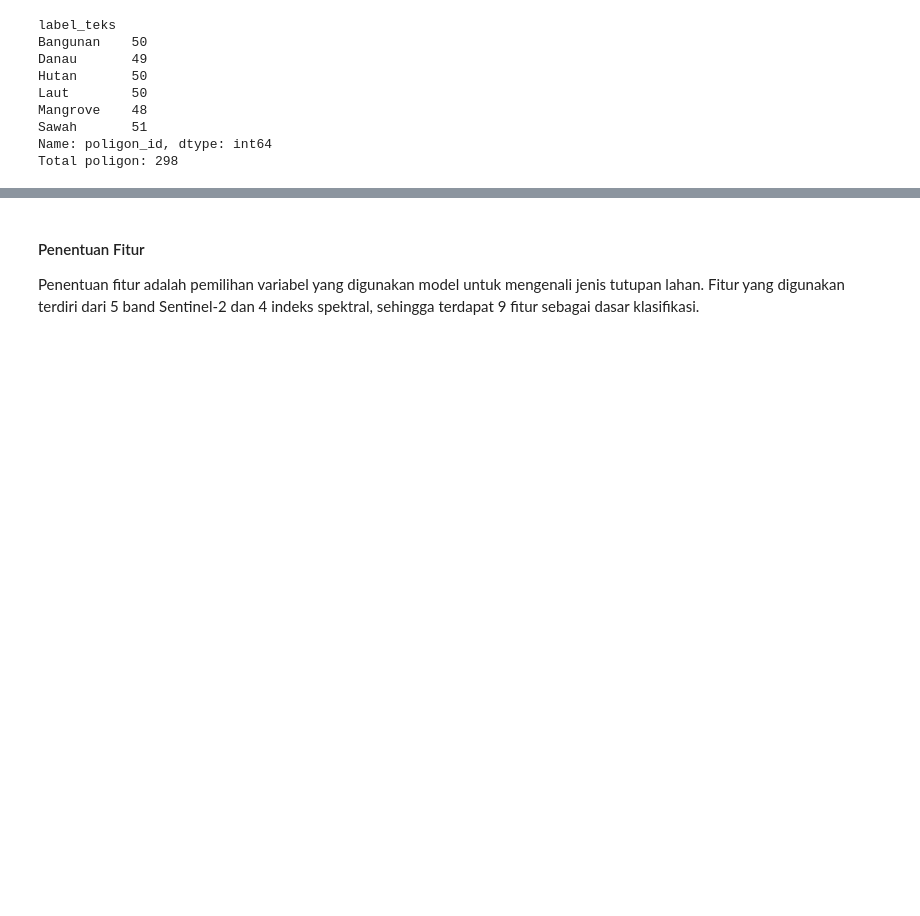
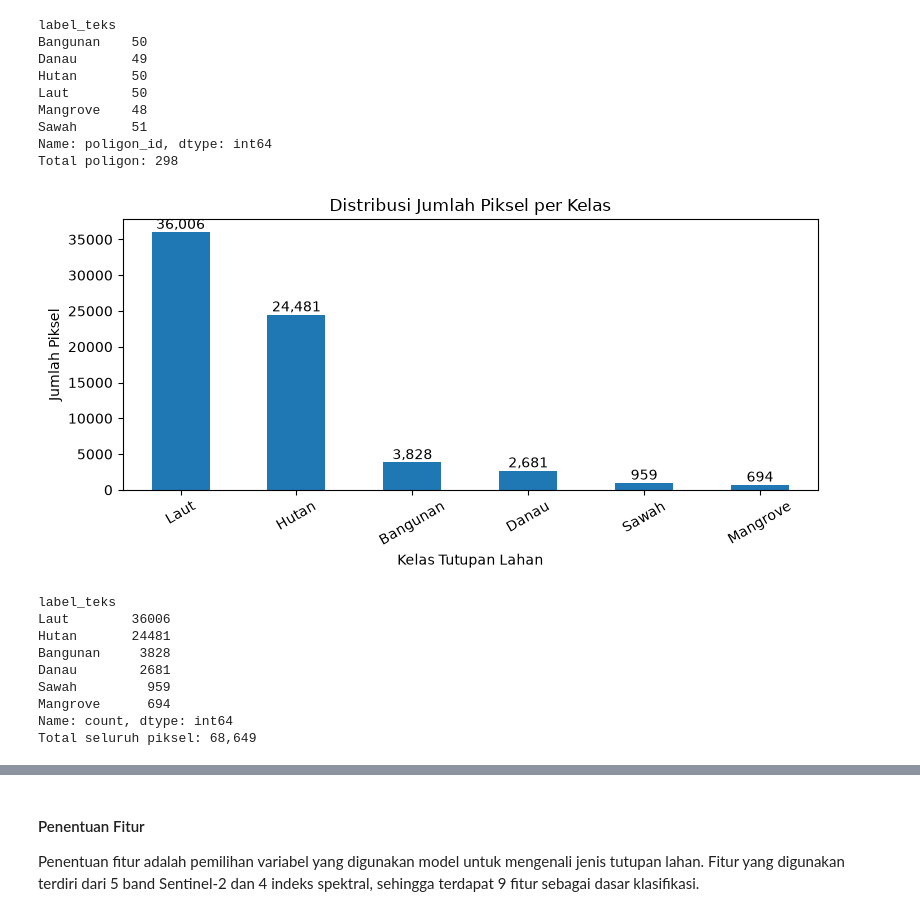
Before and after one commit to lailaahfr/PSD, a Jupyter notebook: _build/jupyter_execute/uts-klasifkikasi.ipynb, the cells around one changed output, grey strips where cells are left out. Cells and saved outputs as stored; diff of their text form; code cells hidden in the pictures; blank space fills up the shorter version.

```diff
--- a/_build/jupyter_execute/uts-klasifkikasi.ipynb
+++ b/_build/jupyter_execute/uts-klasifkikasi.ipynb
@@ -315,3 +322,35 @@ Mangrove    48
 Sawah       51
 Name: poligon_id, dtype: int64
 Total poligon: 298
+# %%
+# Menghitung jumlah piksel per kelas
+jumlah_piksel = df['label_teks'].value_counts()
+
+# Visualisasi
+ax_piksel = jumlah_piksel.plot(kind='bar', figsize=(8, 4), color='#1f77b4')
+
+plt.title('Distribusi Jumlah Piksel per Kelas')
+plt.xlabel('Kelas Tutupan Lahan')
+plt.ylabel('Jumlah Piksel')
+plt.xticks(rotation=30)
+
+# Menampilkan angka dengan format ribuan di atas batang
+for i, nilai in enumerate(jumlah_piksel):
+    ax_piksel.text(i, nilai, f'{nilai:,}', ha='center', va='bottom')
+
+plt.tight_layout()
+plt.show()
+
+print(jumlah_piksel)
+print(f"Total seluruh piksel: {jumlah_piksel.sum():,}")
+# %% [output]
+[figure, added]
+label_teks
+Laut        36006
+Hutan       24481
+Bangunan     3828
+Danau        2681
+Sawah         959
+Mangrove      694
+Name: count, dtype: int64
+Total seluruh piksel: 68,649
```
Also changed, not shown: parts of 12 cells of this notebook, 17 other files.
